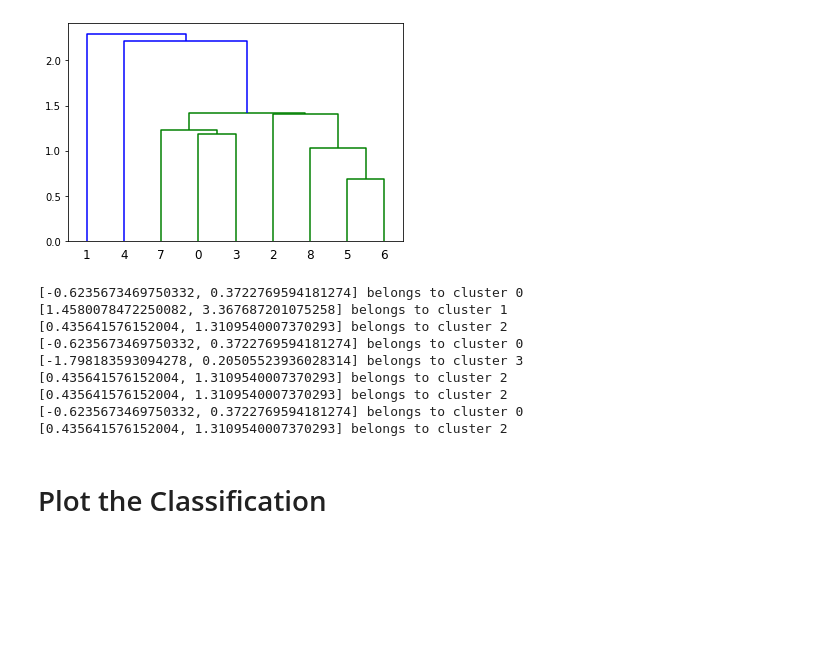
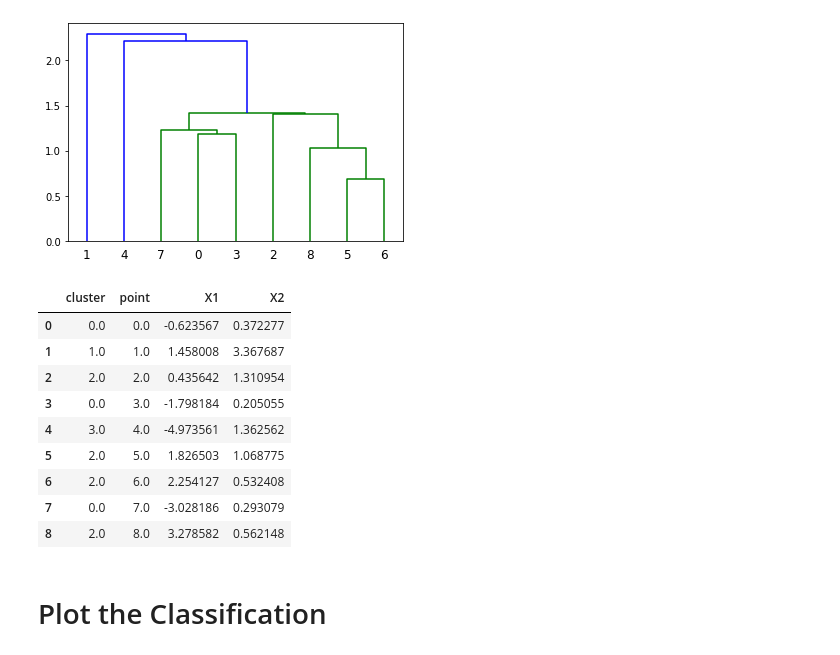
Before and after one commit to JSC270/2March2020_class, a Jupyter notebook: jsc270class_march2-student.ipynb, the cells around one changed output. Saved outputs shown, nothing was run; the diff lists cells and outputs as text; code cells hidden in the pictures; blank space fills up the shorter version.

```diff
--- a/jsc270class_march2-student.ipynb
+++ b/jsc270class_march2-student.ipynb
@@ -447,22 +447,27 @@ dendrogram(linked,
 plt.show()
 # %% [output]
 [figure]
-# %%
-from scipy.cluster.hierarchy import cut_tree
-num_clus = 4
-clust = cut_tree(linked, n_clusters = num_clus).T[0].tolist()
-data = X3.tolist()
-[print(data[c],'belongs to cluster', c) for c in clust];
-# %% [output]
-[-0.6235673469750332, 0.3722769594181274] belongs to cluster 0
-[1.4580078472250082, 3.367687201075258] belongs to cluster 1
-[0.435641576152004, 1.3109540007370293] belongs to cluster 2
-[-0.6235673469750332, 0.3722769594181274] belongs to cluster 0
-[-1.798183593094278, 0.20505523936028314] belongs to cluster 3
-[0.435641576152004, 1.3109540007370293] belongs to cluster 2
-[0.435641576152004, 1.3109540007370293] belongs to cluster 2
-[-0.6235673469750332, 0.3722769594181274] belongs to cluster 0
-[0.435641576152004, 1.3109540007370293] belongs to cluster 2
+# %%
+from scipy.cluster.hierarchy import cut_tree
+from numpy import ogrid
+
+num_clus = 4
+clust = cut_tree(linked, n_clusters = num_clus)
+
+tab = np.concatenate((clust, X3, ogrid[0:9,0:9][0]), axis=1)
+
+pd.DataFrame({'cluster':tab[:,0],'point':tab[:,3], 'X1':tab[:,1],'X2':tab[:,2]})
+# %% [output]
+|  | cluster | point | X1 | X2 |
+| 0 | 0.0 | 0.0 | -0.623567 | 0.372277 |
+| 1 | 1.0 | 1.0 | 1.458008 | 3.367687 |
+| 2 | 2.0 | 2.0 | 0.435642 | 1.310954 |
+| 3 | 0.0 | 3.0 | -1.798184 | 0.205055 |
+| 4 | 3.0 | 4.0 | -4.973561 | 1.362562 |
+| 5 | 2.0 | 5.0 | 1.826503 | 1.068775 |
+| 6 | 2.0 | 6.0 | 2.254127 | 0.532408 |
+| 7 | 0.0 | 7.0 | -3.028186 | 0.293079 |
+| 8 | 2.0 | 8.0 | 3.278582 | 0.562148 |
 # %% [markdown]
 # Plot the Classification
 # %%
```
Also changed, not shown: parts of 1 cell of this notebook.
